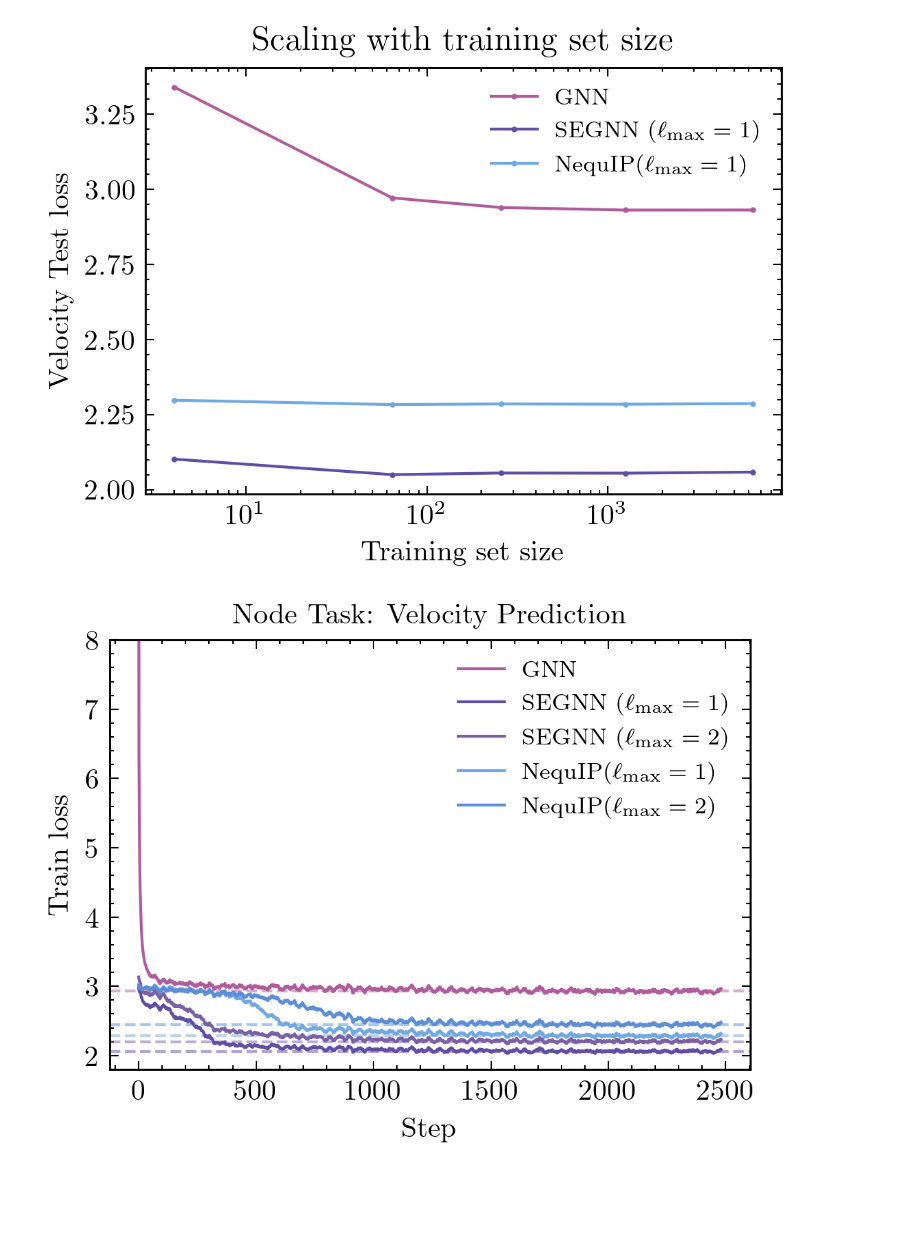
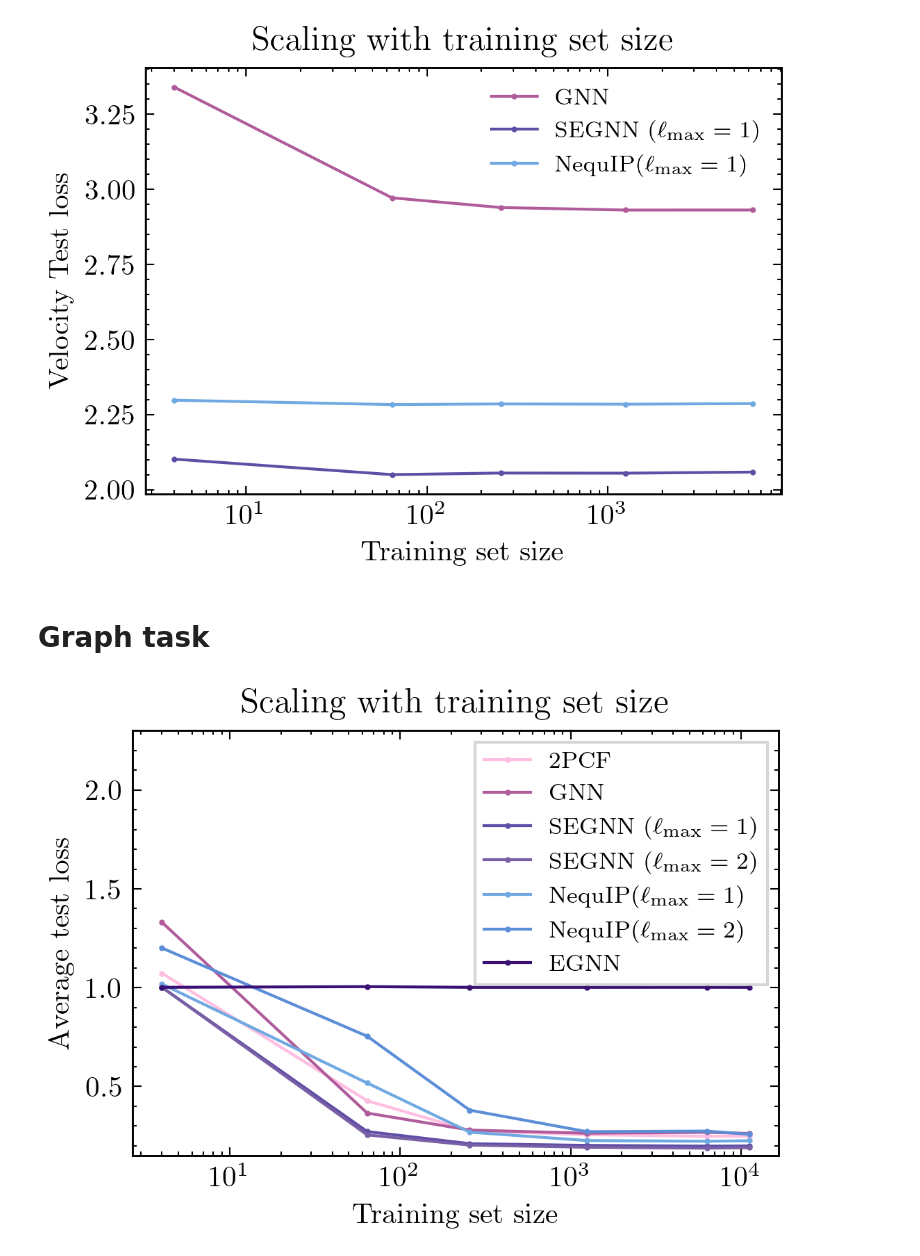
Before and after one commit to smsharma/eqnn-jax, a Jupyter notebook: benchmarks/galaxies/plotting.ipynb, the cells around one changed output. Drawn from its saved outputs; the diff is of its cells as text; code cells hidden in the pictures; blank space fills up the shorter version.

Commit message:
added tpcf loader; fixed small bug in EGNN with no Bessel

```diff
--- a/benchmarks/galaxies/plotting.ipynb
+++ b/benchmarks/galaxies/plotting.ipynb
@@ -22,16 +22,20 @@ colors = [
     [112, 169, 226],
     [142, 191, 240],
     [176, 211, 253],
-    [101, 143, 204]
+    [101, 143, 204],
+    [255, 189, 225],
+    [125, 124, 124]
 ]
 colors = np.array(colors) / 255.0
 cmap = LinearSegmentedColormap.from_list("custom_diverging", colors, N=256)
 
+mlp_color = colors[-2]
 gnn_color = colors[0]
 segnn_color = colors[3]
 segnn_lmax2_color = colors[2]
 nequip_color = colors[6]
 nequip_lmax2_color = colors[5]
+egnn_color = colors[-1]
 # %%
 n_list = [4, 64, 256, 1248, 6304,]# 32000]
 
@@ -94,7 +98,7 @@ plt.plot(np.convolve(segnn_losses, np.ones(ds)/ds, mode='valid'),  label='SEGNN
 plt.plot(np.convolve(segnn_lmax2_losses, np.ones(ds)/ds, mode='valid'), label='SEGNN ($\ell_\mathrm{max}=2$)', color=segnn_lmax2_color)
 plt.plot(np.convolve(nequip_losses, np.ones(ds)/ds, mode='valid'),  label='NequIP($\ell_\mathrm{max}=1$)', color=nequip_color)
 plt.plot(np.convolve(nequip_lmax2_losses, np.ones(ds)/ds, mode='valid'),  label='NequIP($\ell_\mathrm{max}=2$)', color=nequip_lmax2_color)
-plt.legend(fontsize=8, fancybox=True)
+plt.legend(fontsize=8, frameon=True, fancybox=True)
 plt.ylabel('Train loss')
 plt.xlabel('Step')
 plt.title('Node Task: Velocity Prediction', fontsize=10, fontweight='bold')
@@ -103,5 +107,5 @@ for spine in ax.spines.values():
     spine.set_linewidth(0.7)
 plt.ylim(1.8,8.)
 plt.savefig('figures/velocity_train_loss.pdf', bbox_inches='tight')
-# %% [output]
-[figure, removed]
+# %% [markdown]
+# Graph task
@@ -107,0 +136,8 @@ plt.savefig('figures/velocity_train_loss.pdf', bbox_inches='tight')
+# %%
+mlp_losses = get_losses_for_model('MLP', n_list)
+gnn_losses = get_losses_for_model('GNN', n_list)
+segnn_losses = get_losses_for_model('SEGNN', n_list)
+nequip_losses = get_losses_for_model('NequIP', n_list)
+segnn_lmax2_losses = get_losses_for_model('SEGNN', n_list, l_max=2)
+nequip_lmax2_losses = get_losses_for_model('NequIP', n_list, l_max=2)
+egnn_losses = get_losses_for_model('EGNN', n_list)
@@ -107,0 +152,20 @@ plt.savefig('figures/velocity_train_loss.pdf', bbox_inches='tight')
+# %%
+plt.figure(figsize=(4., 2.7))
+plt.semilogx(n_list, mlp_losses, marker='o', markersize=1, label='2PCF', color=mlp_color)
+plt.semilogx(n_list, gnn_losses, marker='o', markersize=1, label='GNN', color=gnn_color)
+plt.semilogx(n_list, segnn_losses, marker='o', markersize=1, label='SEGNN ($\ell_\mathrm{max}=1$)', color=segnn_color)
+plt.semilogx(n_list, segnn_lmax2_losses, marker='o', markersize=1, label='SEGNN ($\ell_\mathrm{max}=2$)', color=segnn_lmax2_color)
+plt.semilogx(n_list, nequip_losses, marker='o', markersize=1, label='NequIP($\ell_\mathrm{max}=1$)', color=nequip_color)
+plt.semilogx(n_list, nequip_lmax2_losses, marker='o', markersize=1, label='NequIP($\ell_\mathrm{max}=2$)', color=nequip_lmax2_color)
+plt.semilogx(n_list, egnn_losses, marker='o', markersize=1, label='EGNN', color=egnn_color)
+plt.legend(fontsize=8, frameon=True, fancybox=False)
+plt.ylim(0.15,2.3)
+plt.ylabel('Average test loss')
+plt.xlabel('Training set size')
+plt.title('Scaling with training set size')
+ax = plt.gca()
+for spine in ax.spines.values():
+    spine.set_linewidth(0.7)
+plt.savefig('figures/graph_scaling.pdf', bbox_inches='tight')
+# %% [output]
+[figure, added]
```
Also changed, not shown: parts of 6 cells of this notebook, 4 other files.
